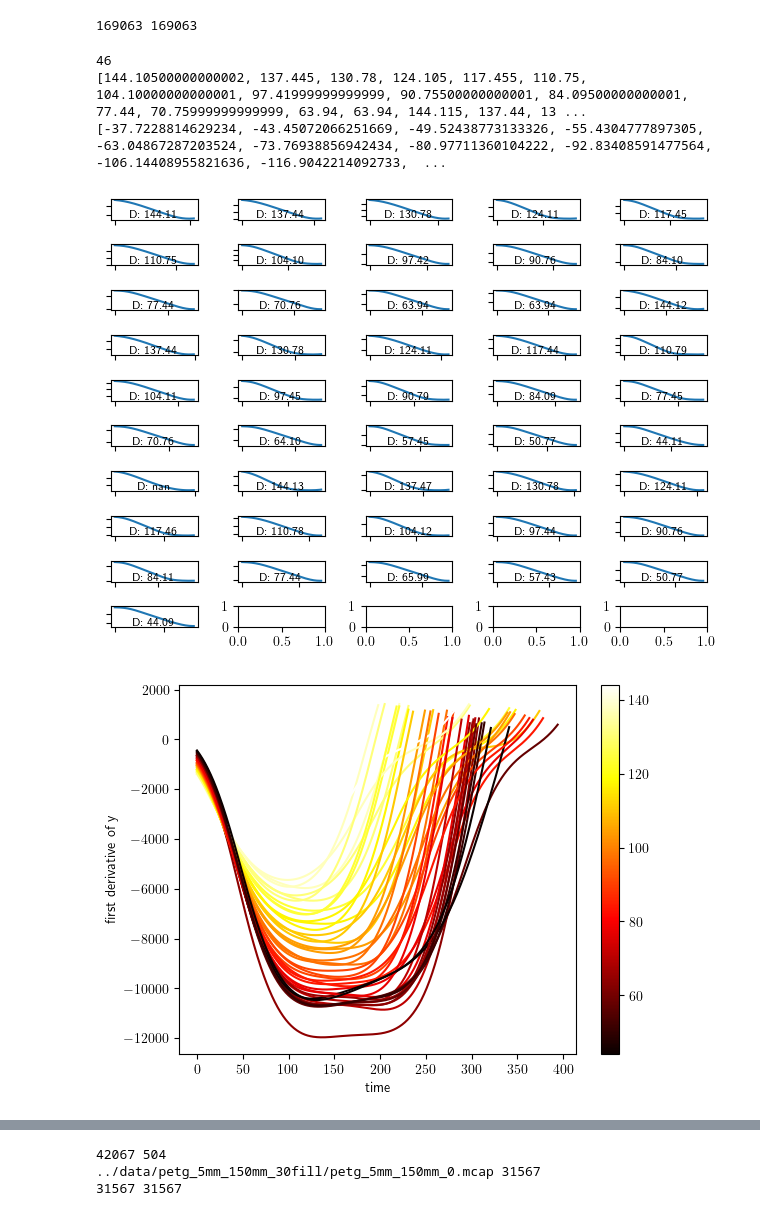
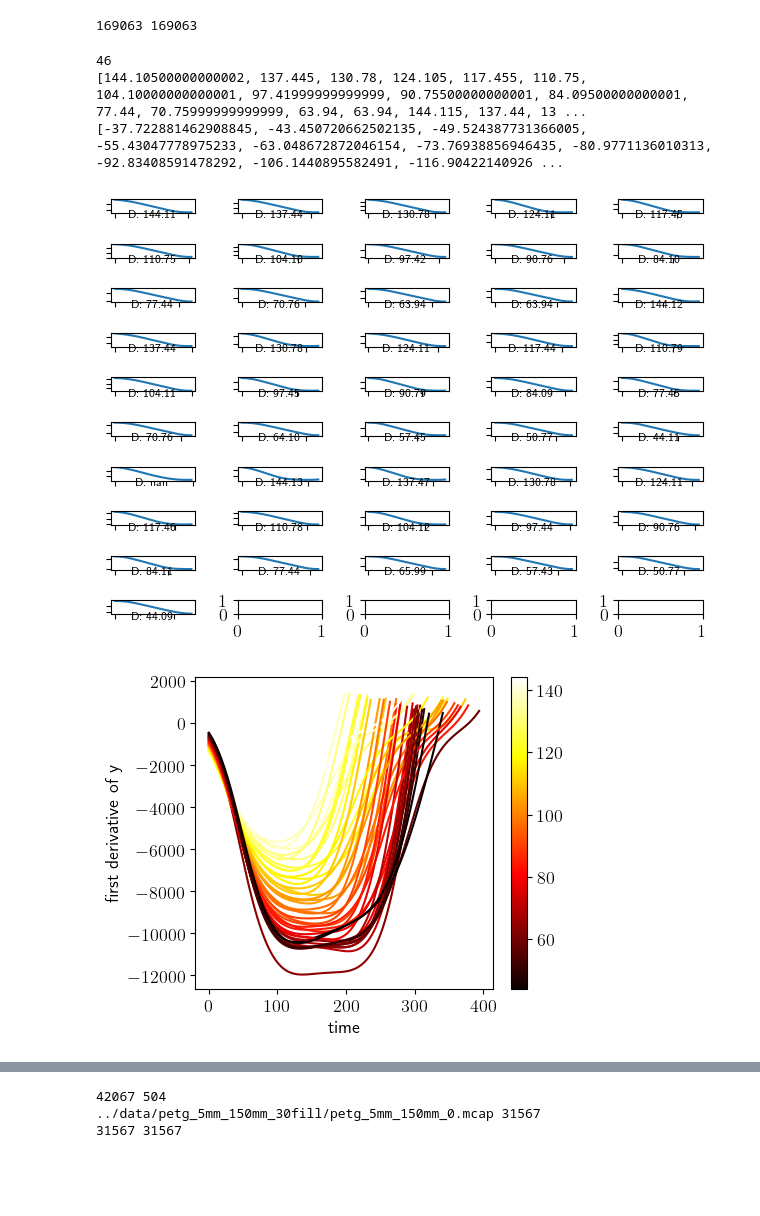
Before and after one commit to FoR-Group1/OpenWhisker, a Jupyter notebook: whisker_driver_ros2/scripts/data_analysis.ipynb, the cells around one changed output, grey strips where cells are left out. Drawn from its saved outputs; the diff is of its cells as text; code cells hidden in the pictures; blank space fills up the shorter version.

```diff
--- a/whisker_driver_ros2/scripts/data_analysis.ipynb
+++ b/whisker_driver_ros2/scripts/data_analysis.ipynb
@@ -40,7 +42,13 @@ with open(
                     printer_data.append([timestamp, x, y, z])
 # %%
 from matplotlib import pyplot as plt
+from pathlib import Path
 
+plt.rcParams.update({'font.size': 13})
+
+figsize = (5, 4)
+output_dir = Path("../../reports/calibration_rig/figures")
+plt.figure(figsize=figsize)
 plt.plot([x[0] for x in magnetometer_data], [x[1] for x in magnetometer_data], label="x")
 plt.plot([x[0] for x in magnetometer_data], [x[2] for x in magnetometer_data], label="y")
 plt.plot([x[0] for x in magnetometer_data], [x[3] for x in magnetometer_data], label="z")
@@ -49,5 +57,5 @@ plt.gca().set_ylabel("Magnetic Sensor Reading")
 plt.legend()
 plt.grid()
 plt.tight_layout()
-plt.gcf().savefig("../../reports/ros_integration/figures/raw_magnetometer.png")
+plt.gcf().savefig(output_dir / "raw_magnetometer.png")
 # %% [output]
@@ -211,39 +221,39 @@ plt.savefig("../../reports/ros_integration/figures/episodes_y_data.png")
 import matplotlib as mpl
 import matplotlib.cm as cm
 
 norm = mpl.colors.Normalize(
     vmin=min(shaft_distance_per_episode), vmax=max(shaft_distance_per_episode)
 )
 cmap = cm.hot
 x = 0.3
 
 m = cm.ScalarMappable(norm=norm, cmap=cmap)
 
-fig = plt.figure()
+fig = plt.figure(figsize=figsize)
 for idx, data in enumerate(episodes_grad_data):
     d = shaft_distance_per_episode[idx]
     plt.plot(
         [data*d for data in data],
         label=f"{d:.2f}",
         color=m.to_rgba(d),
     )
 
 plt.rcParams['text.usetex'] = True
 plt.gca().set_xlabel("time")
 plt.gca().set_ylabel("first derivative of y")
 plt.colorbar(m, ax=plt.gca())
-# plt.tight_layout()
-plt.savefig("../../reports/ros_integration/figures/corrected_derivative.png")
+plt.tight_layout()
+plt.savefig(output_dir / "corrected_derivative.png")
 
 max_grad_per_episode = [np.min(x) for x in episodes_grad_data]
 print(shaft_distance_per_episode)
 print(max_grad_per_episode)
 # %% [output]
 46
 [144.10500000000002, 137.445, 130.78, 124.105, 117.455, 110.75, 104.10000000000001, 97.41999999999999, 90.75500000000001, 84.09500000000001, 77.44, 70.75999999999999, 63.94, 63.94, 144.115, 137.44, 13 ...
-[-37.7228814629234, -43.45072066251669, -49.52438773133326, -55.4304777897305, -63.04867287203524, -73.76938856942434, -80.97711360104222, -92.83408591477564, -106.14408955821636, -116.9042214092733,  ...
+[-37.722881462908845, -43.450720662502135, -49.524387731366005, -55.43047778975233, -63.048672872046154, -73.76938856946435, -80.9771136010313, -92.83408591478292, -106.1440895582491, -116.90422140926 ...
-[figure, old version]
+[figure, new version]
-[figure, old version]
+[figure, new version]
 # %%
 tenth_grad_per_episode = [x[10] for x in episodes_grad_data]
 
```
Also changed, not shown: parts of 10 cells of this notebook, 8 other files.
